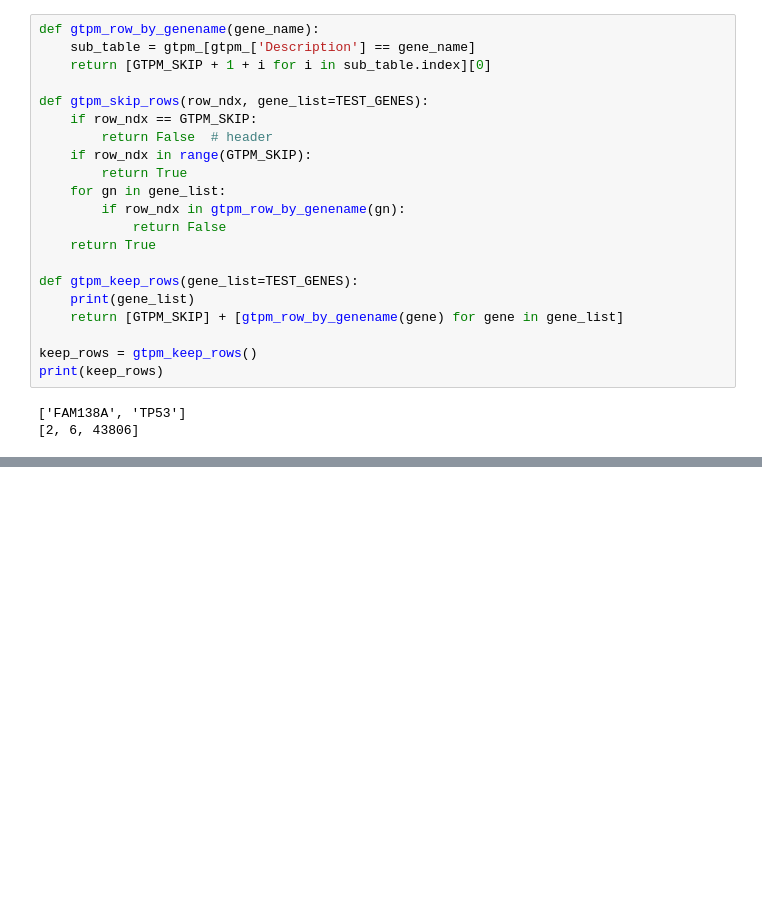
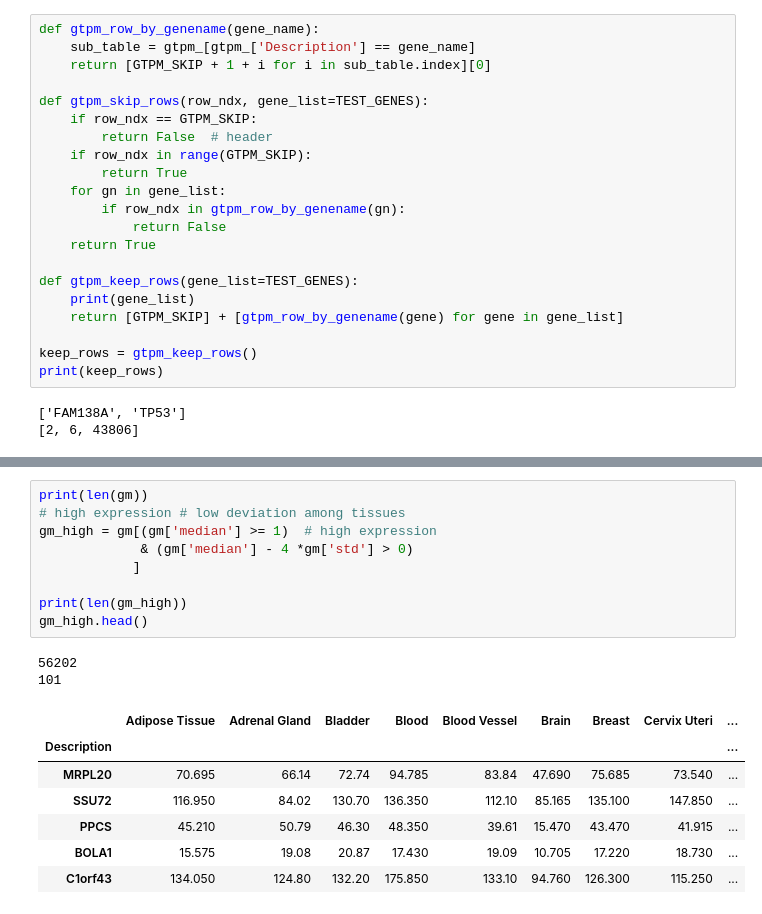
Before and after one commit to dustinbleile/Xpress, a Jupyter notebook: GTEx.ipynb, the cells around one changed output, grey strips where cells are left out. Drawn from its saved outputs; the diff is of its cells as text; blank space fills up the shorter version.

```diff
--- a/GTEx.ipynb
+++ b/GTEx.ipynb
@@ -195,0 +199,19 @@ Index(['count', 'mean', 'std', 'min', '25%', '50%', '75%', 'max'], dtype='object
+# %%
+print(len(gm))
+# high expression # low deviation among tissues
+gm_high = gm[(gm['median'] >= 1)  # high expression
+             & (gm['median'] - 4 *gm['std'] > 0)
+            ]
+
+print(len(gm_high))
+gm_high.head()
+# %% [output]
+56202
+101
+|  | Adipose Tissue | Adrenal Gland | Bladder | Blood | Blood Vessel | Brain | Breast | Cervix Uteri | ... |
+| Description |  |  |  |  |  |  |  |  | ... |
+| MRPL20 | 70.695 | 66.14 | 72.74 | 94.785 | 83.84 | 47.690 | 75.685 | 73.540 | ... |
+| SSU72 | 116.950 | 84.02 | 130.70 | 136.350 | 112.10 | 85.165 | 135.100 | 147.850 | ... |
+| PPCS | 45.210 | 50.79 | 46.30 | 48.350 | 39.61 | 15.470 | 43.470 | 41.915 | ... |
+| BOLA1 | 15.575 | 19.08 | 20.87 | 17.430 | 19.09 | 10.705 | 17.220 | 18.730 | ... |
+| C1orf43 | 134.050 | 124.80 | 132.20 | 175.850 | 133.10 | 94.760 | 126.300 | 115.250 | ... |
```
Also changed, not shown: parts of 15 cells of this notebook.
